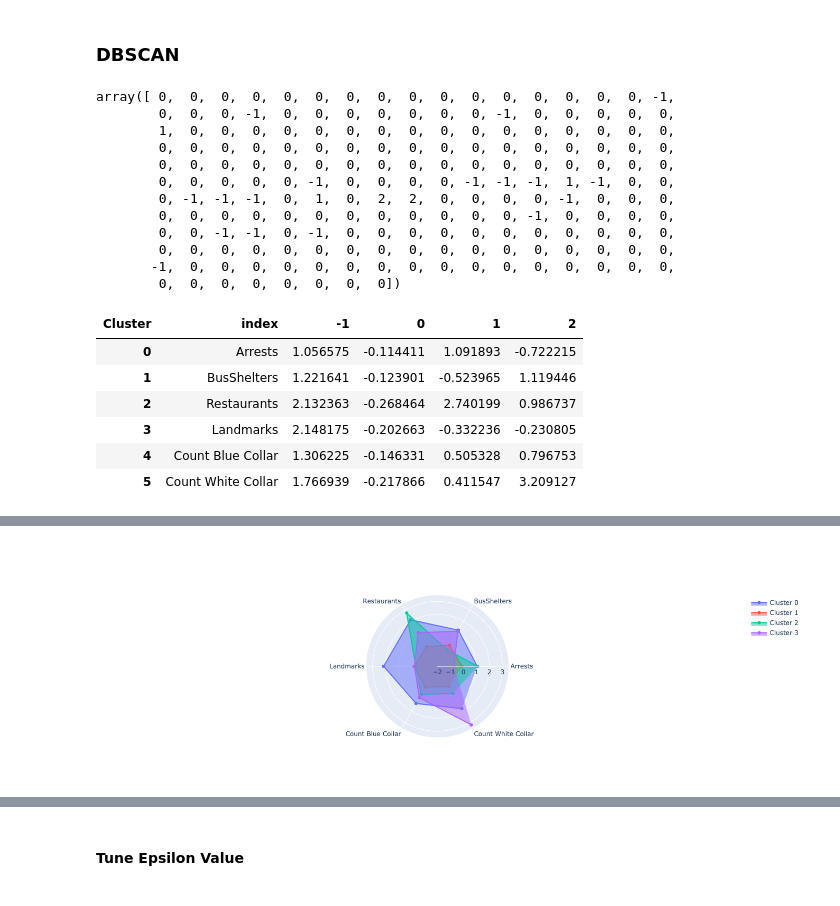
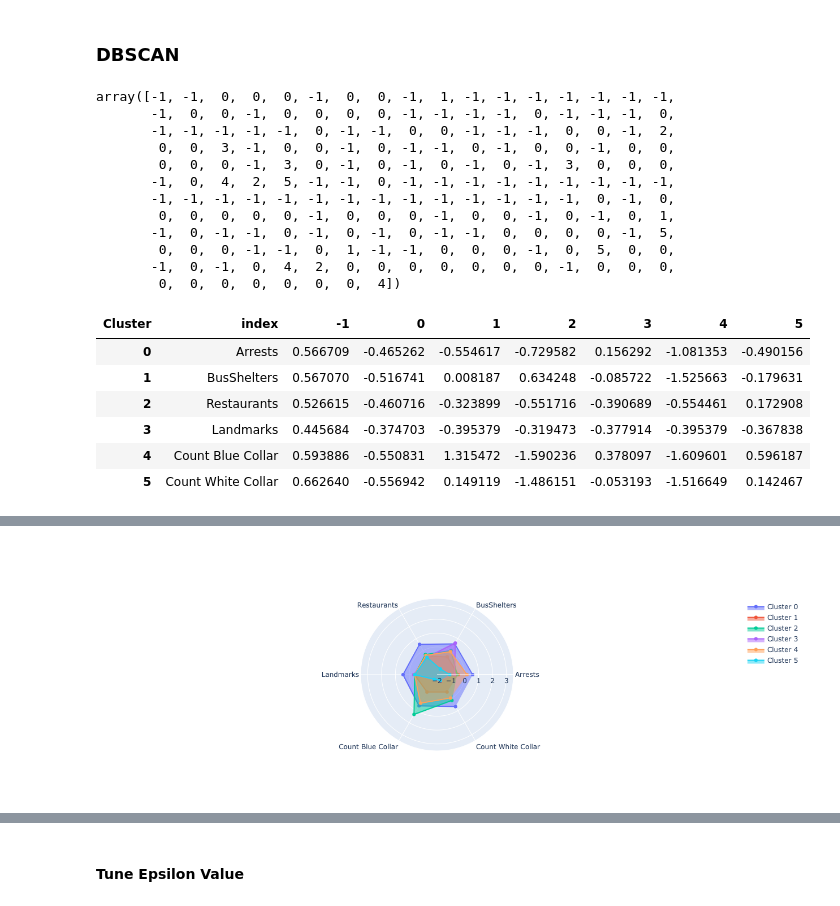
Before and after one commit to Bonzolo/Clustering-NYC-Neighborhoods, a Jupyter notebook: DBSCAN.ipynb, the cells around one changed output, grey strips where cells are left out. Drawn from its saved outputs; the diff is of its cells as text; code cells hidden in the pictures.

```diff
--- a/DBSCAN.ipynb
+++ b/DBSCAN.ipynb
@@ -62,26 +62,26 @@ scaled_df
 ### DBSCAN
 # %%
 # provides reasonable results, 5 clusters
-#db = DBSCAN(eps=0.5, min_samples=3)
+db = DBSCAN(eps=0.6, min_samples=3)
 # %%
-db = DBSCAN(eps=1.54, min_samples=2)
+#db = DBSCAN(eps=1.54, min_samples=2)
 # %%
 y_db = db.fit_predict(scaled_df)
 # %%
 y_db
 # %% [output]
-array([ 0,  0,  0,  0,  0,  0,  0,  0,  0,  0,  0,  0,  0,  0,  0,  0, -1,
-        0,  0,  0, -1,  0,  0,  0,  0,  0,  0,  0, -1,  0,  0,  0,  0,  0,
-        1,  0,  0,  0,  0,  0,  0,  0,  0,  0,  0,  0,  0,  0,  0,  0,  0,
-        0,  0,  0,  0,  0,  0,  0,  0,  0,  0,  0,  0,  0,  0,  0,  0,  0,
-        0,  0,  0,  0,  0,  0,  0,  0,  0,  0,  0,  0,  0,  0,  0,  0,  0,
-        0,  0,  0,  0,  0, -1,  0,  0,  0,  0, -1, -1, -1,  1, -1,  0,  0,
-        0, -1, -1, -1,  0,  1,  0,  2,  2,  0,  0,  0,  0, -1,  0,  0,  0,
-        0,  0,  0,  0,  0,  0,  0,  0,  0,  0,  0,  0, -1,  0,  0,  0,  0,
-        0,  0, -1, -1,  0, -1,  0,  0,  0,  0,  0,  0,  0,  0,  0,  0,  0,
-        0,  0,  0,  0,  0,  0,  0,  0,  0,  0,  0,  0,  0,  0,  0,  0,  0,
-       -1,  0,  0,  0,  0,  0,  0,  0,  0,  0,  0,  0,  0,  0,  0,  0,  0,
-        0,  0,  0,  0,  0,  0,  0,  0])
+array([-1, -1,  0,  0,  0, -1,  0,  0, -1,  1, -1, -1, -1, -1, -1, -1, -1,
+       -1,  0,  0, -1,  0,  0,  0,  0, -1, -1, -1, -1,  0, -1, -1, -1,  0,
+       -1, -1, -1, -1, -1,  0, -1, -1,  0,  0, -1, -1, -1,  0,  0, -1,  2,
+        0,  0,  3, -1,  0,  0, -1,  0, -1, -1,  0, -1,  0,  0, -1,  0,  0,
+        0,  0,  0, -1,  3,  0, -1,  0, -1,  0, -1,  0, -1,  3,  0,  0,  0,
+       -1,  0,  4,  2,  5, -1, -1,  0, -1, -1, -1, -1, -1, -1, -1, -1, -1,
+       -1, -1, -1, -1, -1, -1, -1, -1, -1, -1, -1, -1, -1, -1,  0, -1,  0,
+        0,  0,  0,  0,  0, -1,  0,  0,  0, -1,  0,  0, -1,  0, -1,  0,  1,
+       -1,  0, -1, -1,  0, -1,  0, -1,  0, -1, -1,  0,  0,  0,  0, -1,  5,
+        0,  0,  0, -1, -1,  0,  1, -1, -1,  0,  0,  0, -1,  0,  5,  0,  0,
+       -1,  0, -1,  0,  4,  2,  0,  0,  0,  0,  0,  0,  0, -1,  0,  0,  0,
+        0,  0,  0,  0,  0,  0,  0,  4])
 # %%
 df = scaled_df.copy()
 df['Cluster'] = y_db
@@ -89,20 +89,21 @@ df = df.groupby('Cluster').mean()
 df = df.transpose().reset_index()
 df
 # %% [output]
-| Cluster | index | -1 | 0 | 1 | 2 |
-| 0 | Arrests | 1.056575 | -0.114411 | 1.091893 | -0.722215 |
-| 1 | BusShelters | 1.221641 | -0.123901 | -0.523965 | 1.119446 |
-| 2 | Restaurants | 2.132363 | -0.268464 | 2.740199 | 0.986737 |
-| 3 | Landmarks | 2.148175 | -0.202663 | -0.332236 | -0.230805 |
-| 4 | Count Blue Collar | 1.306225 | -0.146331 | 0.505328 | 0.796753 |
-| 5 | Count White Collar | 1.766939 | -0.217866 | 0.411547 | 3.209127 |
+| Cluster | index | -1 | 0 | 1 | 2 | 3 | 4 | 5 |
+| 0 | Arrests | 0.566709 | -0.465262 | -0.554617 | -0.729582 | 0.156292 | -1.081353 | -0.490156 |
+| 1 | BusShelters | 0.567070 | -0.516741 | 0.008187 | 0.634248 | -0.085722 | -1.525663 | -0.179631 |
+| 2 | Restaurants | 0.526615 | -0.460716 | -0.323899 | -0.551716 | -0.390689 | -0.554461 | 0.172908 |
+| 3 | Landmarks | 0.445684 | -0.374703 | -0.395379 | -0.319473 | -0.377914 | -0.395379 | -0.367838 |
+| 4 | Count Blue Collar | 0.593886 | -0.550831 | 1.315472 | -1.590236 | 0.378097 | -1.609601 | 0.596187 |
+| 5 | Count White Collar | 0.662640 | -0.556942 | 0.149119 | -1.486151 | -0.053193 | -1.516649 | 0.142467 |
 # %%
 fig = go.Figure()
 fig.add_trace(go.Scatterpolar(r=df[-1], theta=df['index'], fill='toself', name='Cluster 0'))
 fig.add_trace(go.Scatterpolar(r=df[0], theta=df['index'], fill='toself', name='Cluster 1'))
 fig.add_trace(go.Scatterpolar(r=df[1], theta=df['index'], fill='toself', name='Cluster 2'))
 fig.add_trace(go.Scatterpolar(r=df[2], theta=df['index'], fill='toself', name='Cluster 3'))
-#fig.add_trace(go.Scatterpolar(r=df[3], theta=df['index'], fill='toself', name='Cluster 4'))
+fig.add_trace(go.Scatterpolar(r=df[3], theta=df['index'], fill='toself', name='Cluster 4'))
+fig.add_trace(go.Scatterpolar(r=df[4], theta=df['index'], fill='toself', name='Cluster 5'))
 fig.update_layout(
   polar=dict(
     radialaxis=dict(
@@ -118 +118 @@ fig.show()
-[figure, old version]
+[figure, new version]
```
Also changed, not shown: parts of 7 cells of this notebook, 2 other files.
